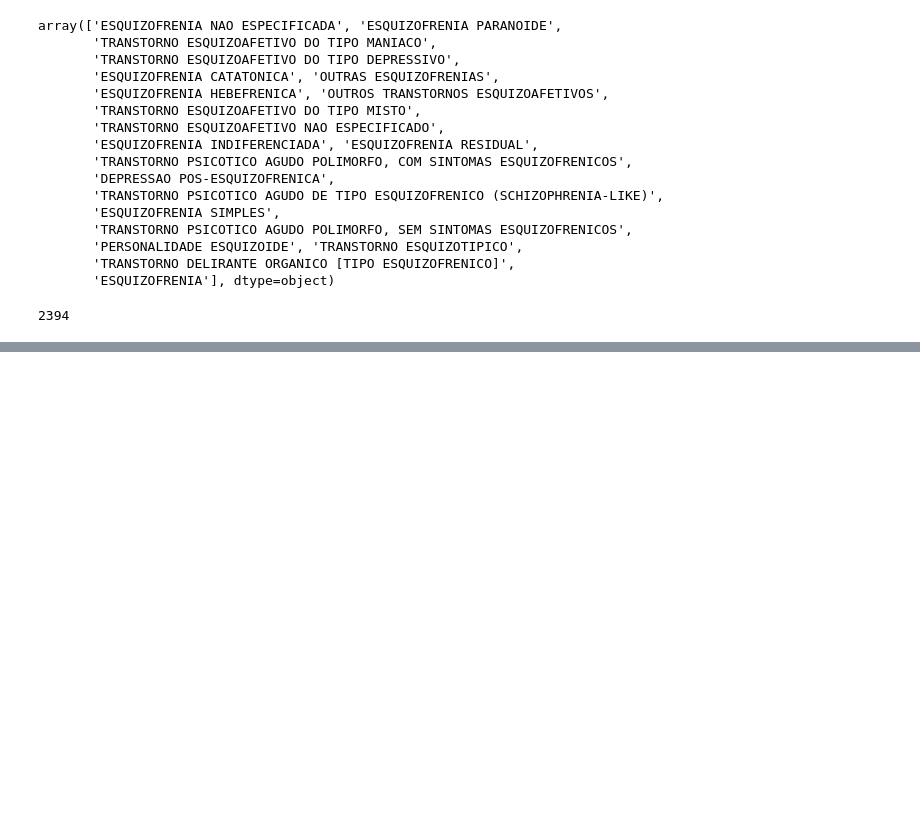
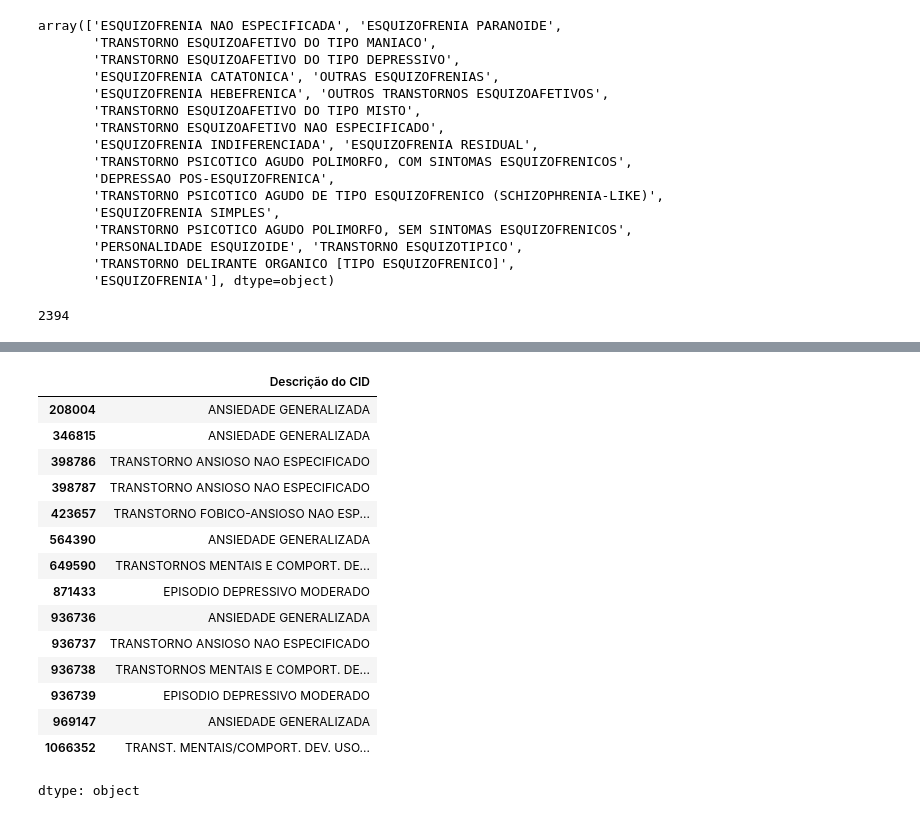
Before and after one commit to GustavoEmanuel901/Analise-dados-de-sa-de-mental-curitiba, a Jupyter notebook: Analise_dos_dados_Curitiba_Saúde_mental.ipynb, the cells around one changed output, grey strips where cells are left out. Saved outputs shown, nothing was run; the diff lists cells and outputs as text; code cells hidden in the pictures; blank space fills up the shorter version.

```diff
--- a/Analise_dos_dados_Curitiba_Saúde_mental.ipynb
+++ b/Analise_dos_dados_Curitiba_Saúde_mental.ipynb
@@ -198,0 +216,4 @@ quantidade_de_casos_com_transtorno_esquizo
+# %%
+grupo = filtro_codigo_do_transtornos_mentais.groupby(['cod_usuario'])
+
+grupo.groups
@@ -198,0 +242,19 @@ quantidade_de_casos_com_transtorno_esquizo
+# %%
+grupo.get_group(162866)['Descrição do CID']
+# %% [output]
+|  | Descrição do CID |
+| 208004 | ANSIEDADE GENERALIZADA |
+| 346815 | ANSIEDADE GENERALIZADA |
+| 398786 | TRANSTORNO ANSIOSO NAO ESPECIFICADO |
+| 398787 | TRANSTORNO ANSIOSO NAO ESPECIFICADO |
+| 423657 | TRANSTORNO FOBICO-ANSIOSO NAO ESP... |
+| 564390 | ANSIEDADE GENERALIZADA |
+| 649590 | TRANSTORNOS MENTAIS E COMPORT. DE... |
+| 871433 | EPISODIO DEPRESSIVO MODERADO |
+| 936736 | ANSIEDADE GENERALIZADA |
+| 936737 | TRANSTORNO ANSIOSO NAO ESPECIFICADO |
+| 936738 | TRANSTORNOS MENTAIS E COMPORT. DE... |
+| 936739 | EPISODIO DEPRESSIVO MODERADO |
+| 969147 | ANSIEDADE GENERALIZADA |
+| 1066352 | TRANST. MENTAIS/COMPORT. DEV. USO... |
+dtype: object
```
Also changed, not shown: parts of 22 cells of this notebook.
